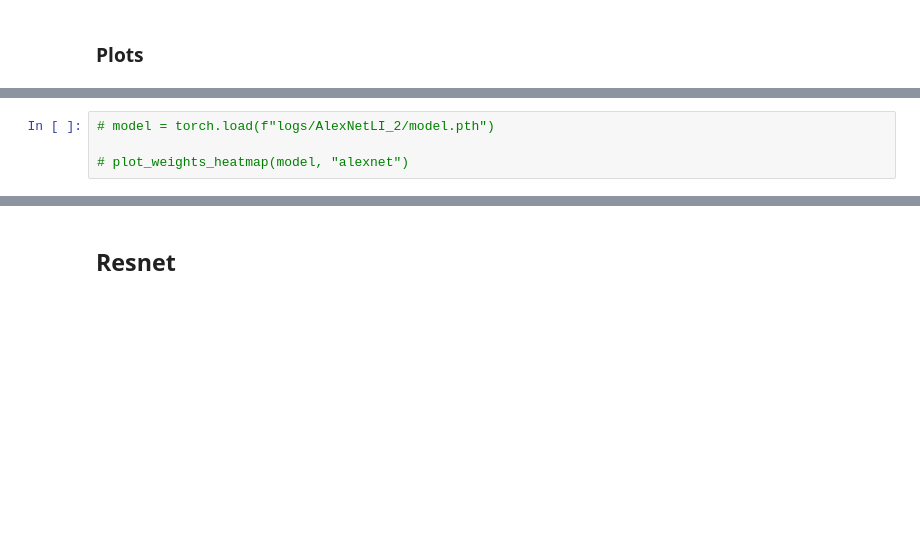
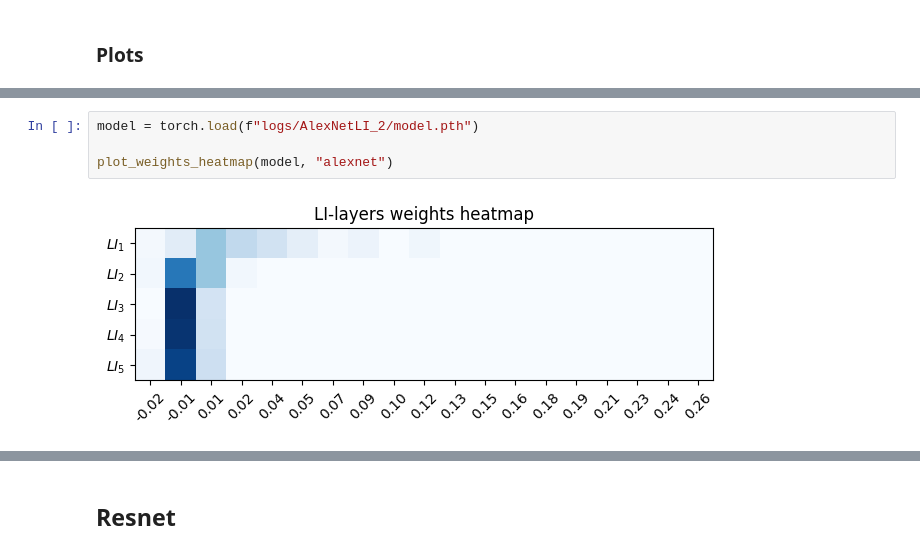
Before and after one commit to julesdubr/lateral_inhibition, a Jupyter notebook: alexnet_resnet.ipynb, the cells around one changed output, grey strips where cells are left out. Drawn from its saved outputs; the diff is of its cells as text; blank space fills up the shorter version.

```diff
--- a/alexnet_resnet.ipynb
+++ b/alexnet_resnet.ipynb
@@ -457,4 +483,6 @@ print(f"train_acc: {train_acc:.2%}, test_acc: {test_acc:.2%}")
 # %%
-# model = torch.load(f"logs/AlexNetLI_2/model.pth")
+model = torch.load(f"logs/AlexNetLI_2/model.pth")
 
-# plot_weights_heatmap(model, "alexnet")
+plot_weights_heatmap(model, "alexnet")
+# %% [output]
+[figure, added]
```
Also changed, not shown: parts of 9 cells of this notebook, 2 other files.
